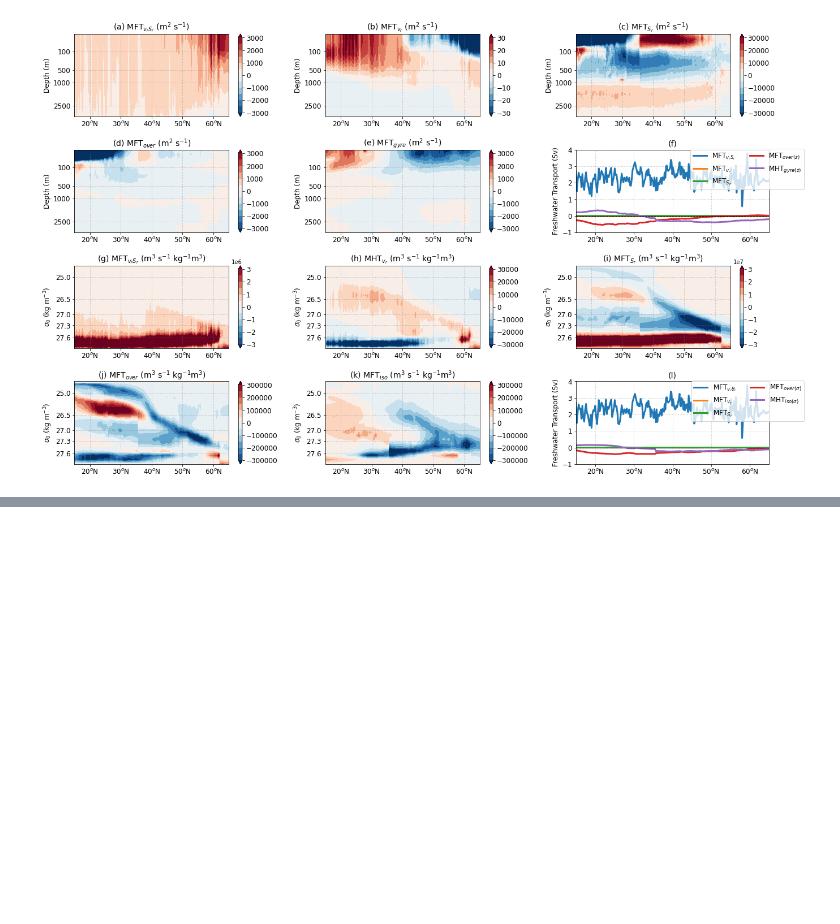
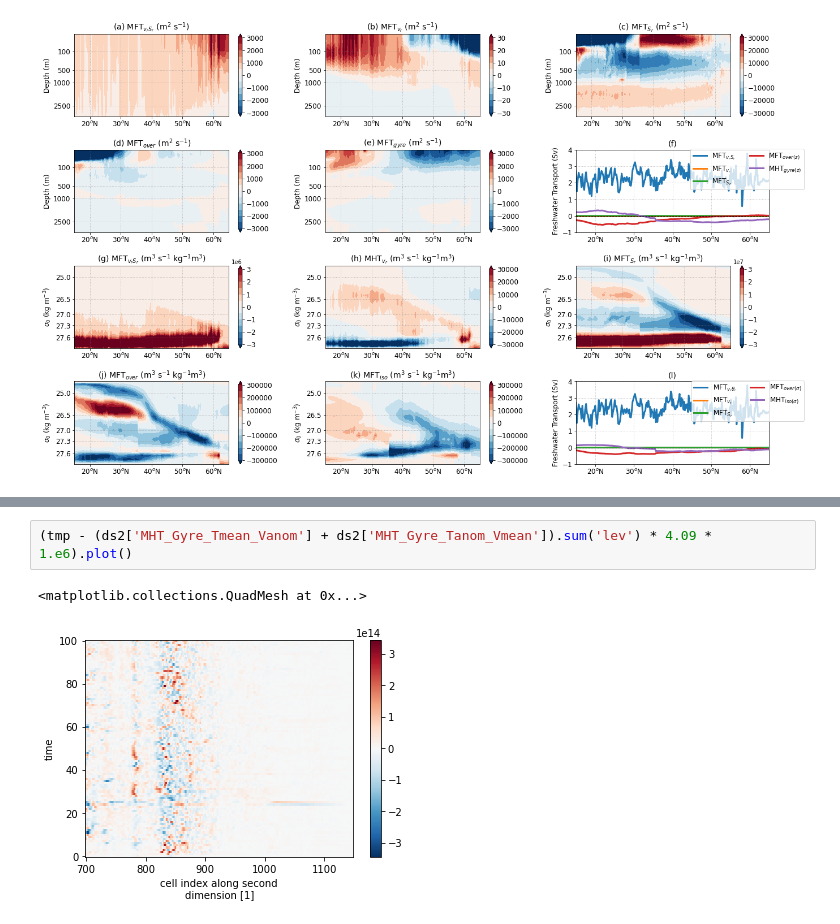
Before and after one commit to hmkhatri/AMOC_Variability_DePreSys_MET, a Jupyter notebook: Notebooks/Plots_Paper_NAO_Heat_Content_Variability/Plots_timeseries_NAO.ipynb, the cells around one changed output, grey strips where cells are left out. Saved outputs shown, nothing was run; the diff lists cells and outputs as text; blank space fills up the shorter version.

```diff
--- a/Notebooks/Plots_Paper_NAO_Heat_Content_Variability/Plots_timeseries_NAO.ipynb
+++ b/Notebooks/Plots_Paper_NAO_Heat_Content_Variability/Plots_timeseries_NAO.ipynb
@@ -2083,0 +2179,5 @@ Text(0.5, 1.0, '(l)')
+# %%
+(tmp - (ds2['MHT_Gyre_Tmean_Vanom'] + ds2['MHT_Gyre_Tanom_Vmean']).sum('lev') * 4.09 * 1.e6).plot()
+# %% [output]
+<matplotlib.collections.QuadMesh at 0x...>
+[figure, added]
```
Also changed, not shown: parts of 6 cells of this notebook, 4 other files.
